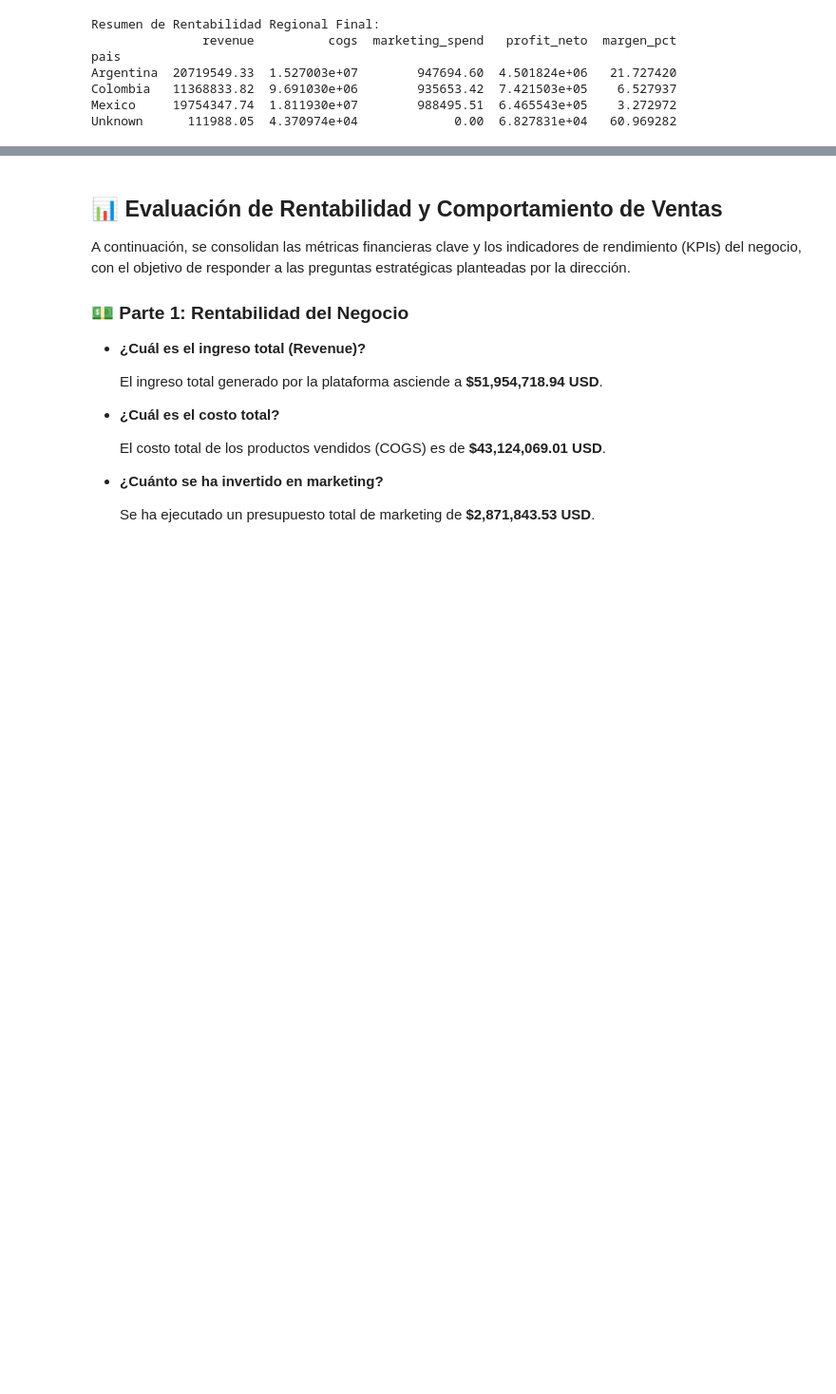
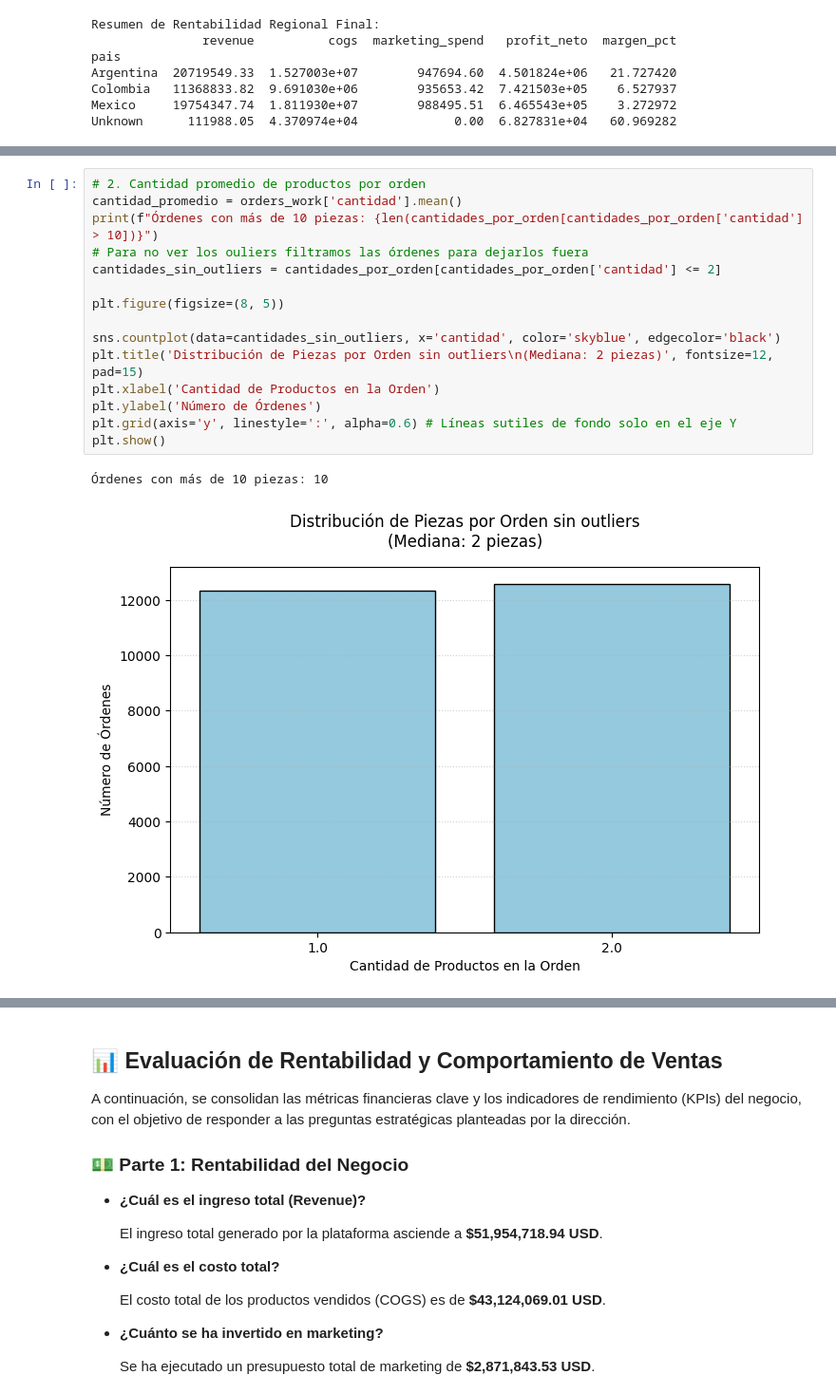
Before and after one commit to FerAponte/rappiplus-business-analytics, a Jupyter notebook: notebooks/RappiPlus_Data_Analysis.ipynb, the cells around one changed output, grey strips where cells are left out. Shown at 95% size. Cells and saved outputs as stored; diff of their text form; blank space fills up the shorter version.

```diff
--- a/notebooks/RappiPlus_Data_Analysis.ipynb
+++ b/notebooks/RappiPlus_Data_Analysis.ipynb
@@ -595,0 +662,18 @@ Name: gasto, dtype: float64
+# %%
+# 2. Cantidad promedio de productos por orden
+cantidad_promedio = orders_work['cantidad'].mean()
+print(f"Órdenes con más de 10 piezas: {len(cantidades_por_orden[cantidades_por_orden['cantidad'] > 10])}")
+# Para no ver los ouliers filtramos las órdenes para dejarlos fuera
+cantidades_sin_outliers = cantidades_por_orden[cantidades_por_orden['cantidad'] <= 2]
+
+plt.figure(figsize=(8, 5))
+
+sns.countplot(data=cantidades_sin_outliers, x='cantidad', color='skyblue', edgecolor='black')
+plt.title('Distribución de Piezas por Orden sin outliers\n(Mediana: 2 piezas)', fontsize=12, pad=15)
+plt.xlabel('Cantidad de Productos en la Orden')
+plt.ylabel('Número de Órdenes')
+plt.grid(axis='y', linestyle=':', alpha=0.6) # Líneas sutiles de fondo solo en el eje Y
+plt.show()
+# %% [output]
+Órdenes con más de 10 piezas: 10
+[figure, added]
```
Also changed, not shown: parts of 32 cells of this notebook.
